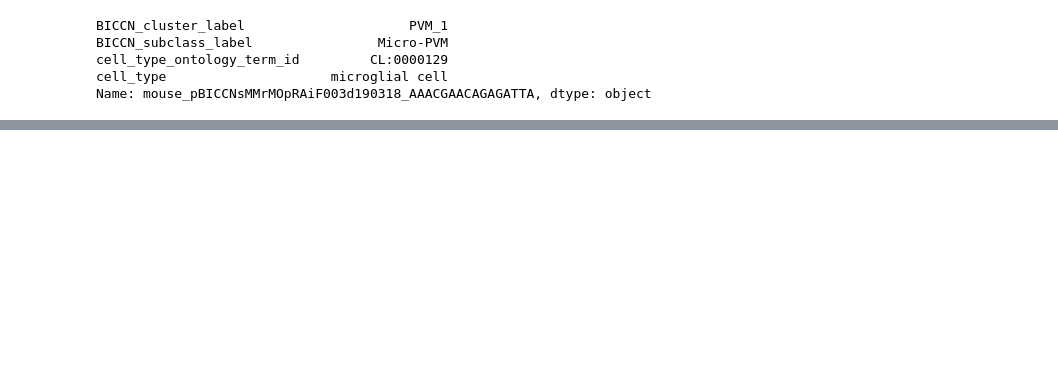
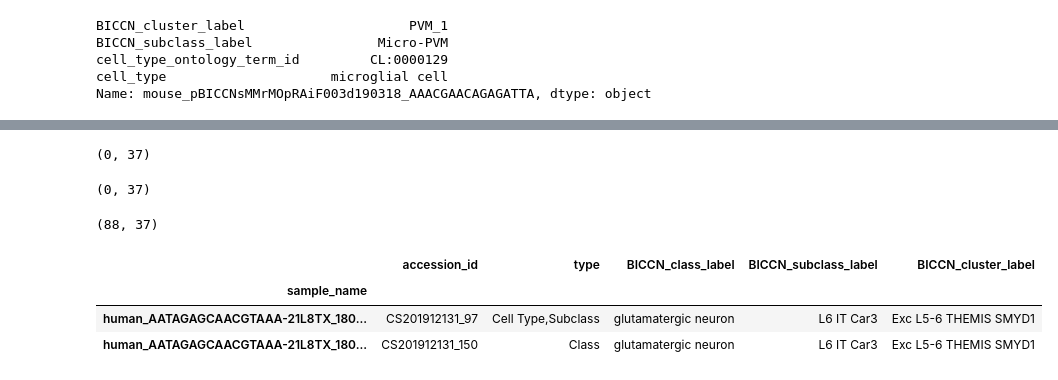
Before and after one commit to hkir-dev/h5ad-annotation, a Jupyter notebook: BDSO-multi-species-correlation.ipynb, the cells around one changed output, grey strips where cells are left out. Cells and saved outputs as stored; diff of their text form; code cells hidden in the pictures; blank space fills up the shorter version.

```diff
--- a/BDSO-multi-species-correlation.ipynb
+++ b/BDSO-multi-species-correlation.ipynb
@@ -602,0 +607,29 @@ Name: mouse_pBICCNsMMrMOpRAiF003d190318_AAACGAACAGAGATTA, dtype: object
+# %%
+obs = ann_data_excitory.obs
+not_annotated = obs[obs.provisional_cell_type.str.len() == 0]
+# not_annotated[["BICCN_cluster_label", "BICCN_subclass_label", "cell_type_ontology_term_id", "cell_type", "provisional_cell_type_ontology_term_id", "provisional_cell_type_name", "provisional_cell_type"]]
+print(not_annotated.shape)
+assert not_annotated.shape[0] < 250
+# %% [output]
+(0, 37)
+# %%
+obs = ann_data_inhibitory.obs
+not_annotated = obs[obs.provisional_cell_type.str.len() == 0]
+print(not_annotated.shape)
+assert not_annotated.shape[0] < 250
+# %% [output]
+(0, 37)
+# %%
+obs = ann_data_non_neuron.obs
+not_annotated = obs[obs.provisional_cell_type.str.len() == 0]
+print(not_annotated.shape)
+assert not_annotated.shape[0] < 250
+# %% [output]
+(88, 37)
+# %%
+accession_to_sample.loc["human_AATAGAGCAACGTAAA-21L8TX_180927_001_A01"]
+# %% [output]
+|  | accession_id | type | BICCN_class_label | BICCN_subclass_label | BICCN_cluster_label |
+| sample_name |  |  |  |  |  |
+| human_AATAGAGCAACGTAAA-21L8TX_180... | CS201912131_97 | Cell Type,Subclass | glutamatergic neuron | L6 IT Car3 | Exc L5-6 THEMIS SMYD1 |
+| human_AATAGAGCAACGTAAA-21L8TX_180... | CS201912131_150 | Class | glutamatergic neuron | L6 IT Car3 | Exc L5-6 THEMIS SMYD1 |
```
Also changed, not shown: parts of 10 cells of this notebook.
